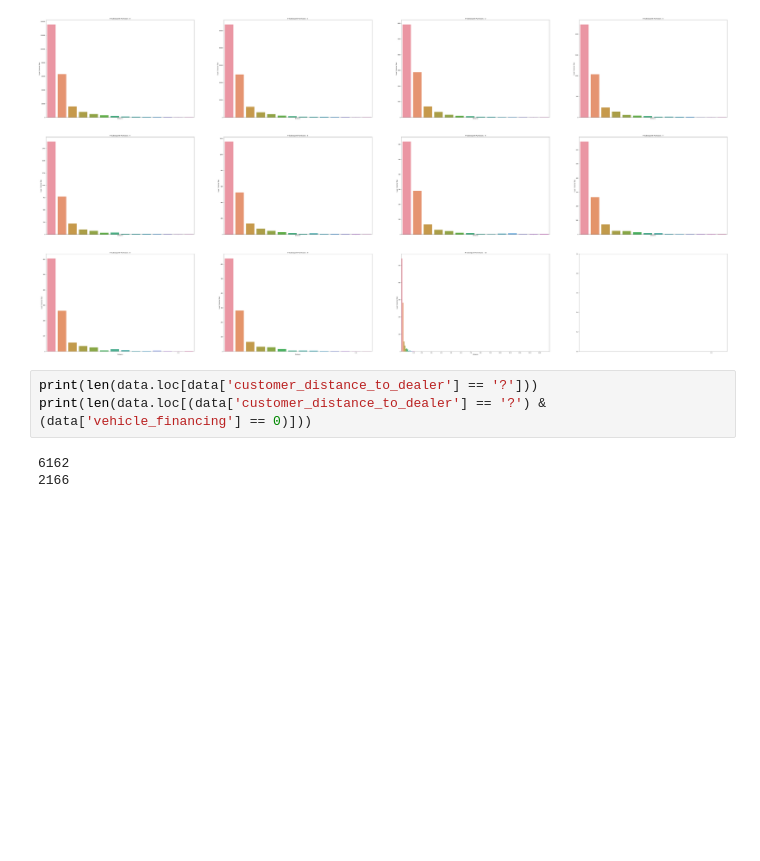
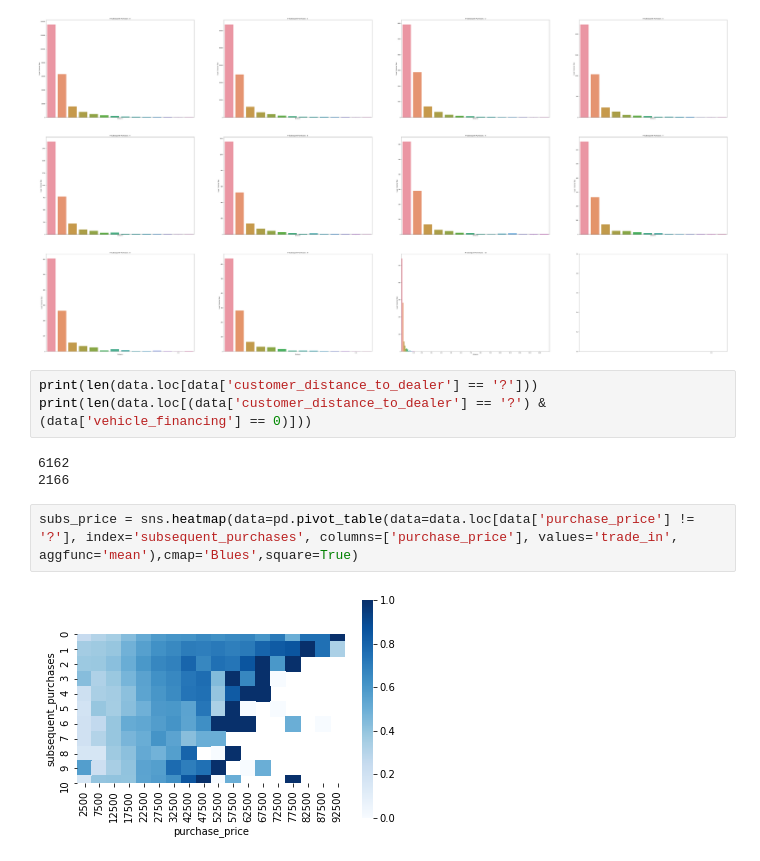
Before and after one commit to Natedogg373/CarMax_Analytics, a Jupyter notebook: Organized Car Max Analytics.ipynb, the cells around one changed output. Saved outputs shown, nothing was run; the diff lists cells and outputs as text; blank space fills up the shorter version.

```diff
--- a/Organized Car Max Analytics.ipynb
+++ b/Organized Car Max Analytics.ipynb
@@ -448,3 +448,7 @@ print(len(data.loc[(data['customer_distance_to_dealer'] == '?') &(data['vehicle_
 # %% [output]
 6162
 2166
+# %%
+subs_price = sns.heatmap(data=pd.pivot_table(data=data.loc[data['purchase_price'] != '?'], index='subsequent_purchases', columns=['purchase_price'], values='trade_in', aggfunc='mean'),cmap='Blues',square=True)
+# %% [output]
+[figure, added]
```
